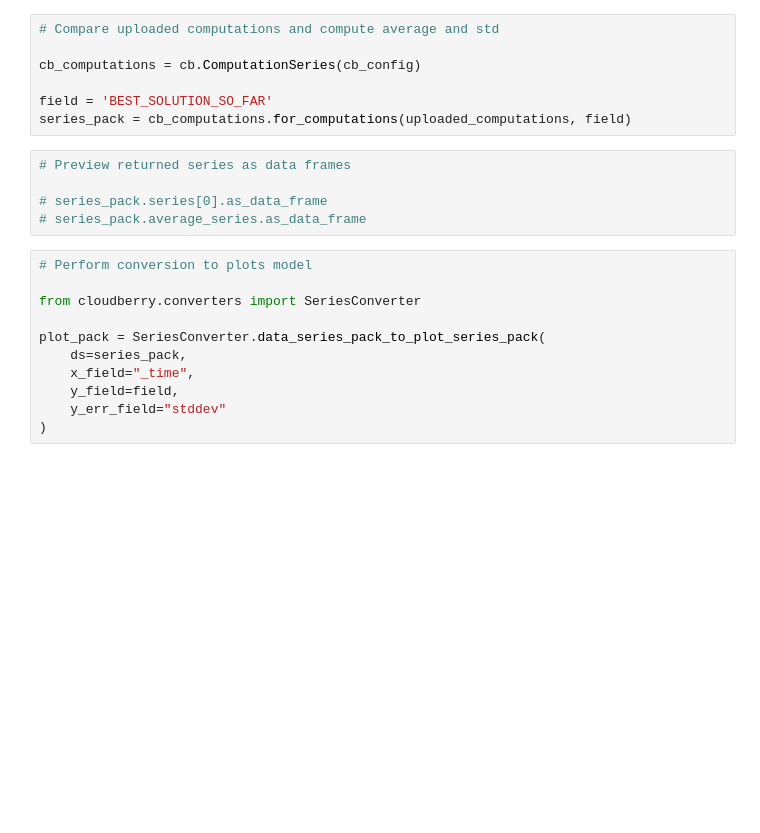
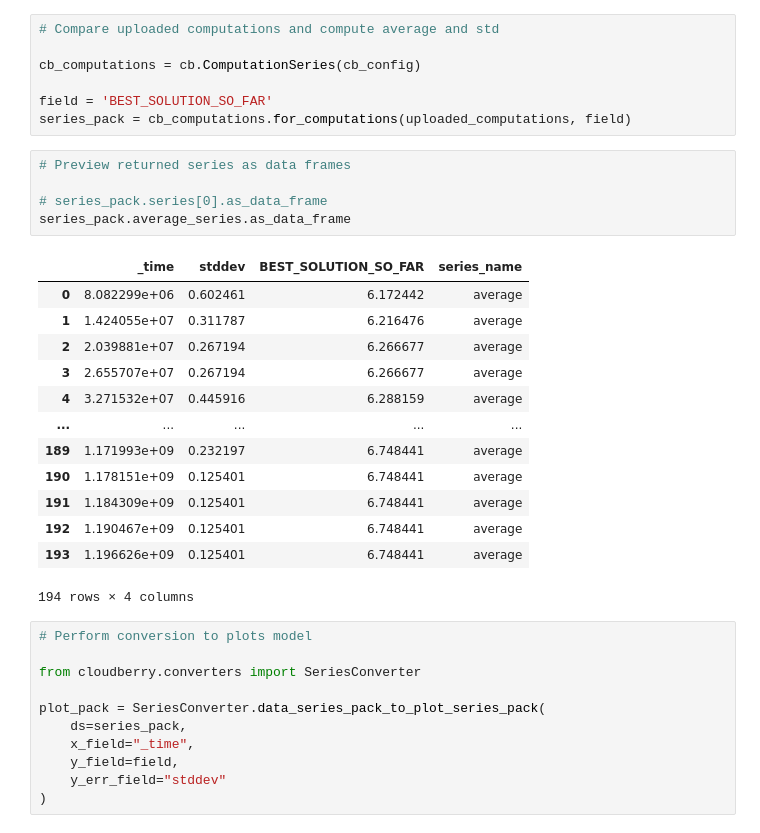
Before and after one commit to olliekrk/cloud-berry, a Jupyter notebook: cloudberry-py/example_series_api_basic.ipynb, the cells around one changed output. Saved outputs shown, nothing was run; the diff lists cells and outputs as text; blank space fills up the shorter version.

```diff
--- a/cloudberry-py/example_series_api_basic.ipynb
+++ b/cloudberry-py/example_series_api_basic.ipynb
@@ -36,8 +36,22 @@ series_pack = cb_computations.for_computations(uploaded_computations, field)
 # %%
 # Preview returned series as data frames
 
 # series_pack.series[0].as_data_frame
-# series_pack.average_series.as_data_frame
+series_pack.average_series.as_data_frame
+# %% [output]
+|  | _time | stddev | BEST_SOLUTION_SO_FAR | series_name |
+| 0 | 8.082299e+06 | 0.602461 | 6.172442 | average |
+| 1 | 1.424055e+07 | 0.311787 | 6.216476 | average |
+| 2 | 2.039881e+07 | 0.267194 | 6.266677 | average |
+| 3 | 2.655707e+07 | 0.267194 | 6.266677 | average |
+| 4 | 3.271532e+07 | 0.445916 | 6.288159 | average |
+| ... | ... | ... | ... | ... |
+| 189 | 1.171993e+09 | 0.232197 | 6.748441 | average |
+| 190 | 1.178151e+09 | 0.125401 | 6.748441 | average |
+| 191 | 1.184309e+09 | 0.125401 | 6.748441 | average |
+| 192 | 1.190467e+09 | 0.125401 | 6.748441 | average |
+| 193 | 1.196626e+09 | 0.125401 | 6.748441 | average |
+194 rows × 4 columns
 # %%
 # Perform conversion to plots model
 
```
Also changed, not shown: parts of 7 cells of this notebook, 5 other files.
